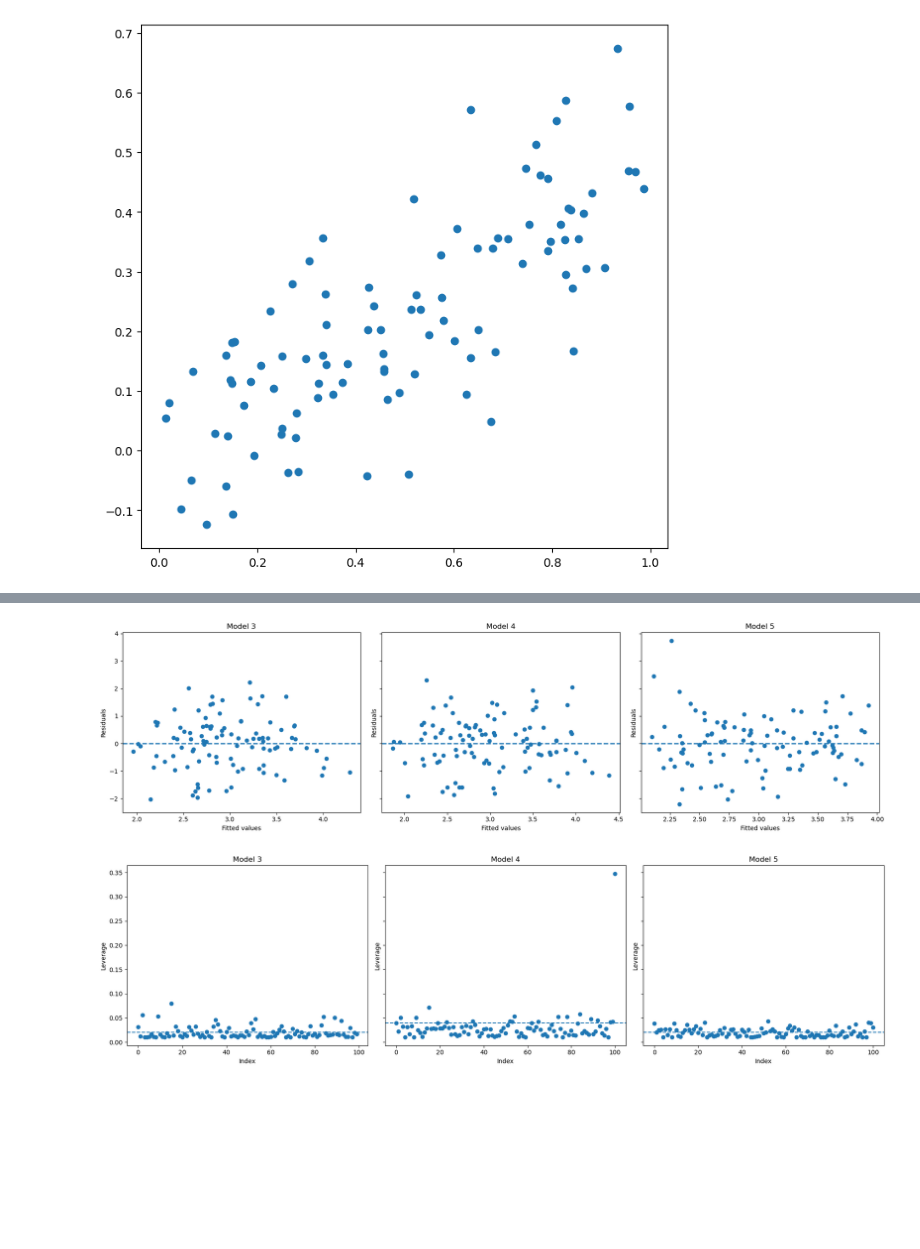
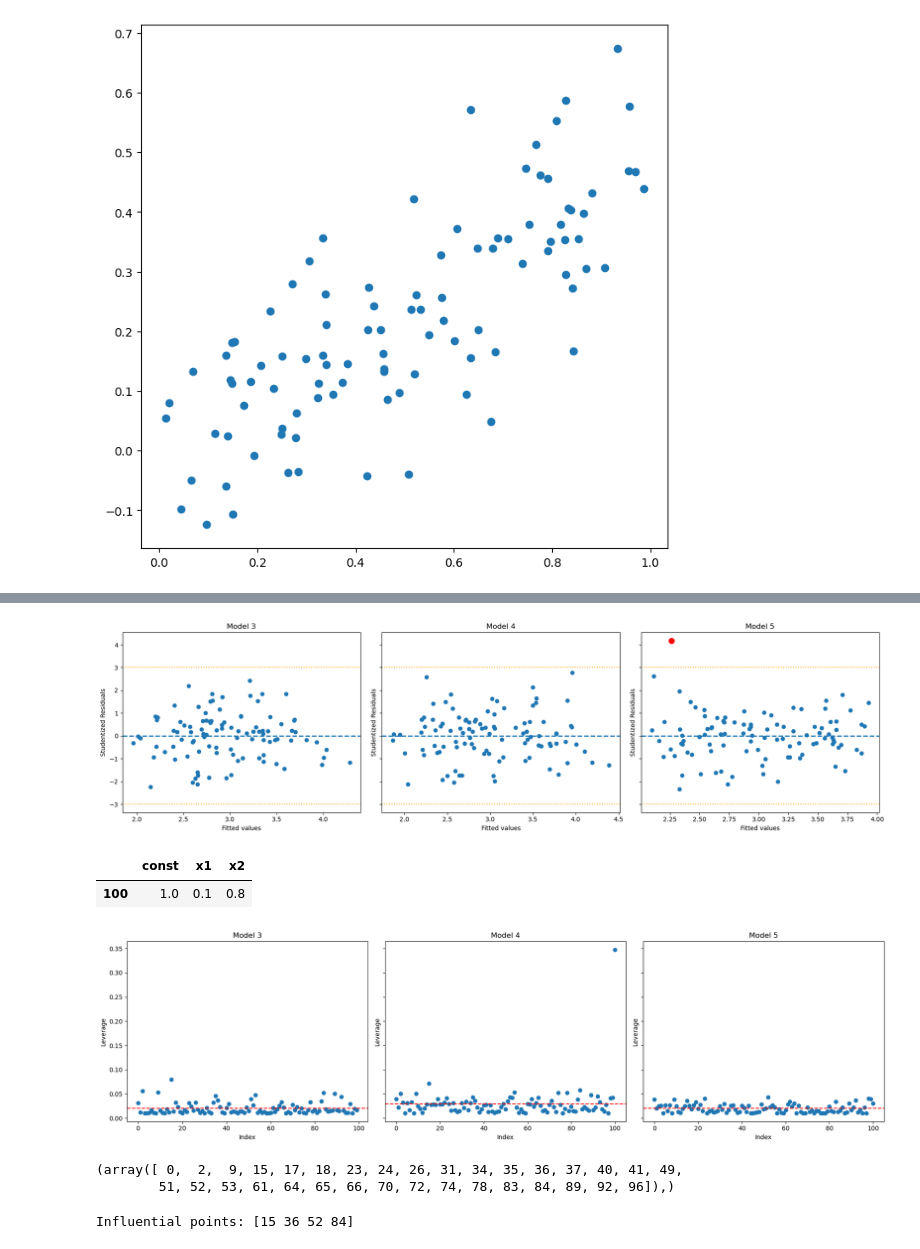
Before and after one commit to aravisv/islp-learning, a Jupyter notebook: Chapter_03_Linear_Regression/exercise_code/Ch3_Linear_regression_Qn14.ipynb, the cells around one changed output, grey strips where cells are left out. Cells and saved outputs as stored; diff of their text form; code cells hidden in the pictures; blank space fills up the shorter version.

```diff
--- a/Chapter_03_Linear_Regression/exercise_code/Ch3_Linear_regression_Qn14.ipynb
+++ b/Chapter_03_Linear_Regression/exercise_code/Ch3_Linear_regression_Qn14.ipynb
@@ -202,22 +210,44 @@ Notes:
 # %%
 import matplotlib.pyplot as plt
 
 models = {
     "Model 3": result3,
     "Model 4": result4,
     "Model 5": result5
 }
 
 fig, axes = plt.subplots(1, 3, figsize=(18, 5), sharey=True)
 
 for ax, (name, res) in zip(axes, models.items()):
-    ax.scatter(res.fittedvalues, res.resid)
-    ax.axhline(0, linestyle='--', linewidth=2)
+    influence = res.get_influence()
+    studentized_residuals = influence.resid_studentized_external
+    ax.scatter(res.fittedvalues, studentized_residuals)
+
+    ax.axhline(0, linestyle = '--', linewidth = 2)
+    ax.axhline(y = 3, color = 'orange', linestyle = ':')
+    ax.axhline(y = -3, color = 'orange', linestyle = ':')
+
+    mask = np.abs(studentized_residuals) > 3
+    ax.scatter(res.fittedvalues[mask], studentized_residuals[mask], color="red", s=80)
+
     ax.set_title(name)
     ax.set_xlabel("Fitted values")
-    ax.set_ylabel("Residuals")
+    ax.set_ylabel("Studentized Residuals")
 
 plt.tight_layout()
 plt.show()
 # %% [output]
-[figure, old version]
+[figure, new version]
+# %%
+"""
+from the above studentized residual plot, there is only one outlier in the model where x2 is omitted
+"""
+threshold = 3
+influence = result5.get_influence()
+studentized_residuals = influence.resid_studentized_external
+outlier_idx = np.where(np.abs(stud_resid) > threshold)[0]
+
+df2.loc[outlier_idx]
+# %% [output]
+|  | const | x1 | x2 |
+| 100 | 1.0 | 0.1 | 0.8 |
@@ -238,9 +272,30 @@ for ax, (name, res) in zip(axes, models.items()):
     ax.set_title(name)
     ax.set_xlabel("Index")
     ax.set_ylabel("Leverage")
-    ax.axhline(2 * res.df_model / len(h), linestyle="--")
 
 plt.tight_layout()
 plt.show()
 # %% [output]
-[figure, old version]
+[figure, new version]
+# %%
+# calculating the high leverage points as per text book definition yields us many indices
+infl = result3.get_influence()
+h = infl.hat_matrix_diag
+
+p = res.df_model
+n = res.nobs
+threshold = (p + 1) / n
+
+high_lev_idx = np.where(h > threshold)
+high_lev_idx
+# %% [output]
+(array([ 0,  2,  9, 15, 17, 18, 23, 24, 26, 31, 34, 35, 36, 37, 40, 41, 49,
+        51, 52, 53, 61, 64, 65, 66, 70, 72, 74, 78, 83, 84, 89, 92, 96]),)
+# %%
+# cooks distance above 4 is a good measure to get the influential observations
+infl = result3.get_influence()
+cooks_d = infl.cooks_distance[0]
+influential_idx = np.where(cooks_d > 4 / n)[0]
+print("Influential points:", influential_idx)
+# %% [output]
+Influential points: [15 36 52 84]
```
Also changed, not shown: parts of 13 cells of this notebook, 4 other files.
